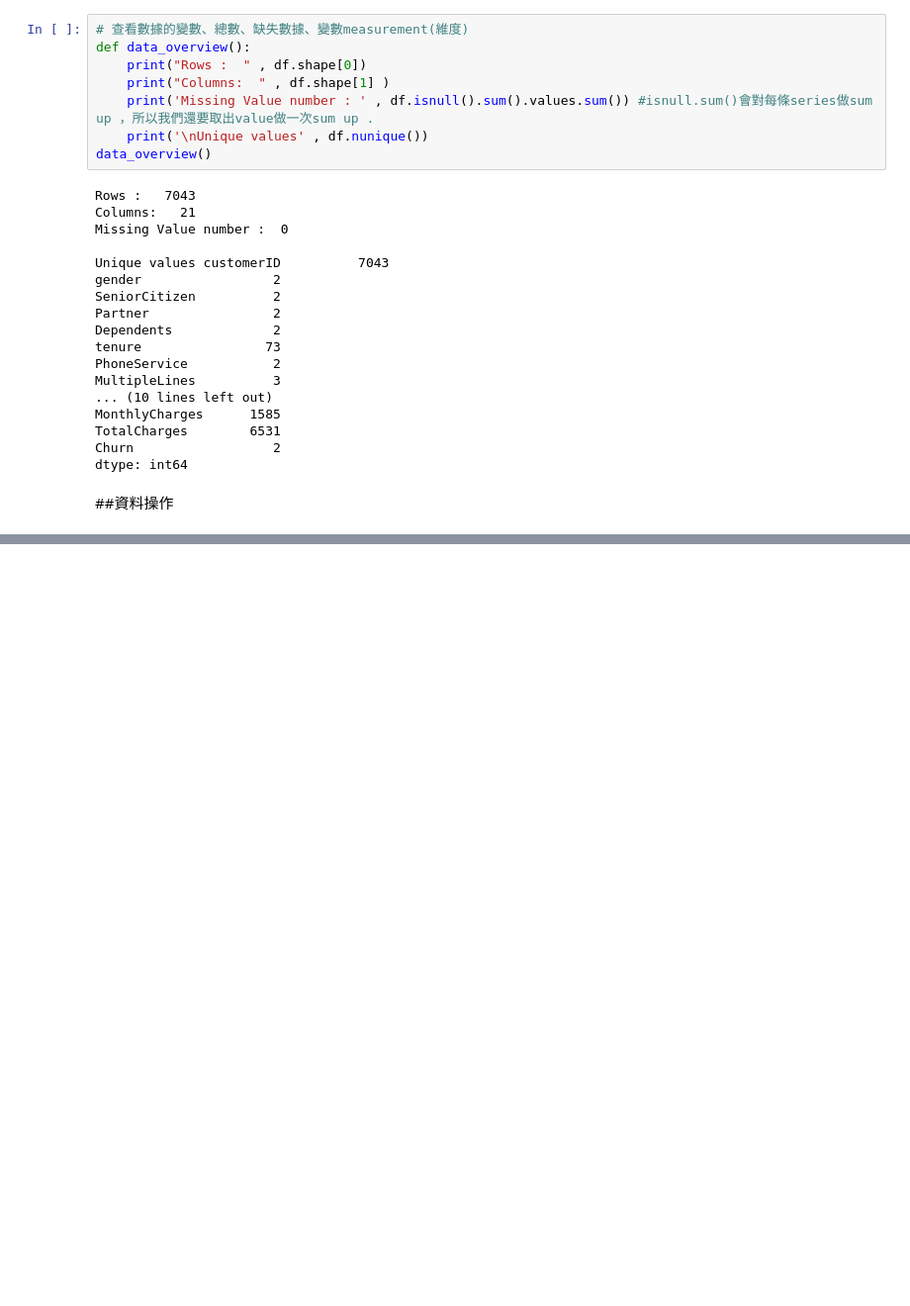
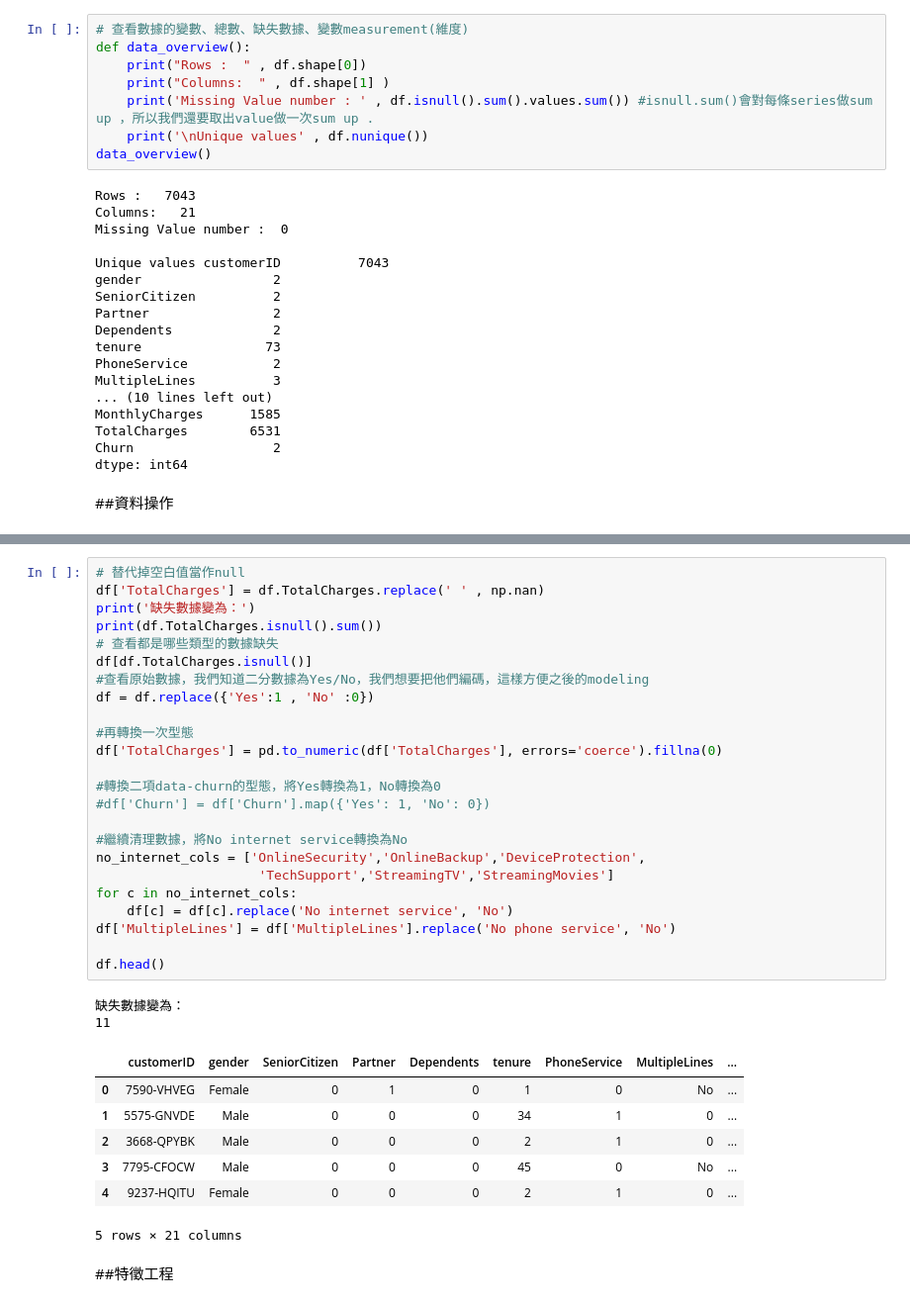
Before and after one commit to Harry30424/operations-analytics, a Jupyter notebook: notebooks/customer_churn.ipynb, the cells around one changed output, grey strips where cells are left out. Shown at 99% size. Drawn from its saved outputs; the diff is of its cells as text; blank space fills up the shorter version.

```diff
--- a/notebooks/customer_churn.ipynb
+++ b/notebooks/customer_churn.ipynb
@@ -48,0 +69,36 @@ dtype: int64
+# %%
+# 替代掉空白值當作null
+df['TotalCharges'] = df.TotalCharges.replace(' ' , np.nan)
+print('缺失數據變為：')
+print(df.TotalCharges.isnull().sum())
+# 查看都是哪些類型的數據缺失
+df[df.TotalCharges.isnull()]
+#查看原始數據，我們知道二分數據為Yes/No，我們想要把他們編碼，這樣方便之後的modeling
+df = df.replace({'Yes':1 , 'No' :0})
+
+#再轉換一次型態
+df['TotalCharges'] = pd.to_numeric(df['TotalCharges'], errors='coerce').fillna(0)
+
+#轉換二項data-churn的型態，將Yes轉換為1，No轉換為0
+#df['Churn'] = df['Churn'].map({'Yes': 1, 'No': 0})
+
+#繼續清理數據，將No internet service轉換為No
+no_internet_cols = ['OnlineSecurity','OnlineBackup','DeviceProtection',
+                     'TechSupport','StreamingTV','StreamingMovies']
+for c in no_internet_cols:
+    df[c] = df[c].replace('No internet service', 'No')
+df['MultipleLines'] = df['MultipleLines'].replace('No phone service', 'No')
+
+df.head()
+# %% [output]
+缺失數據變為：
+11
+|  | customerID | gender | SeniorCitizen | Partner | Dependents | tenure | PhoneService | MultipleLines | ... |
+| 0 | 7590-VHVEG | Female | 0 | 1 | 0 | 1 | 0 | No | ... |
+| 1 | 5575-GNVDE | Male | 0 | 0 | 0 | 34 | 1 | 0 | ... |
+| 2 | 3668-QPYBK | Male | 0 | 0 | 0 | 2 | 1 | 0 | ... |
+| 3 | 7795-CFOCW | Male | 0 | 0 | 0 | 45 | 0 | No | ... |
+| 4 | 9237-HQITU | Female | 0 | 0 | 0 | 2 | 1 | 0 | ... |
+5 rows × 21 columns
+# %% [markdown]
+##特徵工程
```
Also changed, not shown: parts of 11 cells of this notebook, 5 other files.
